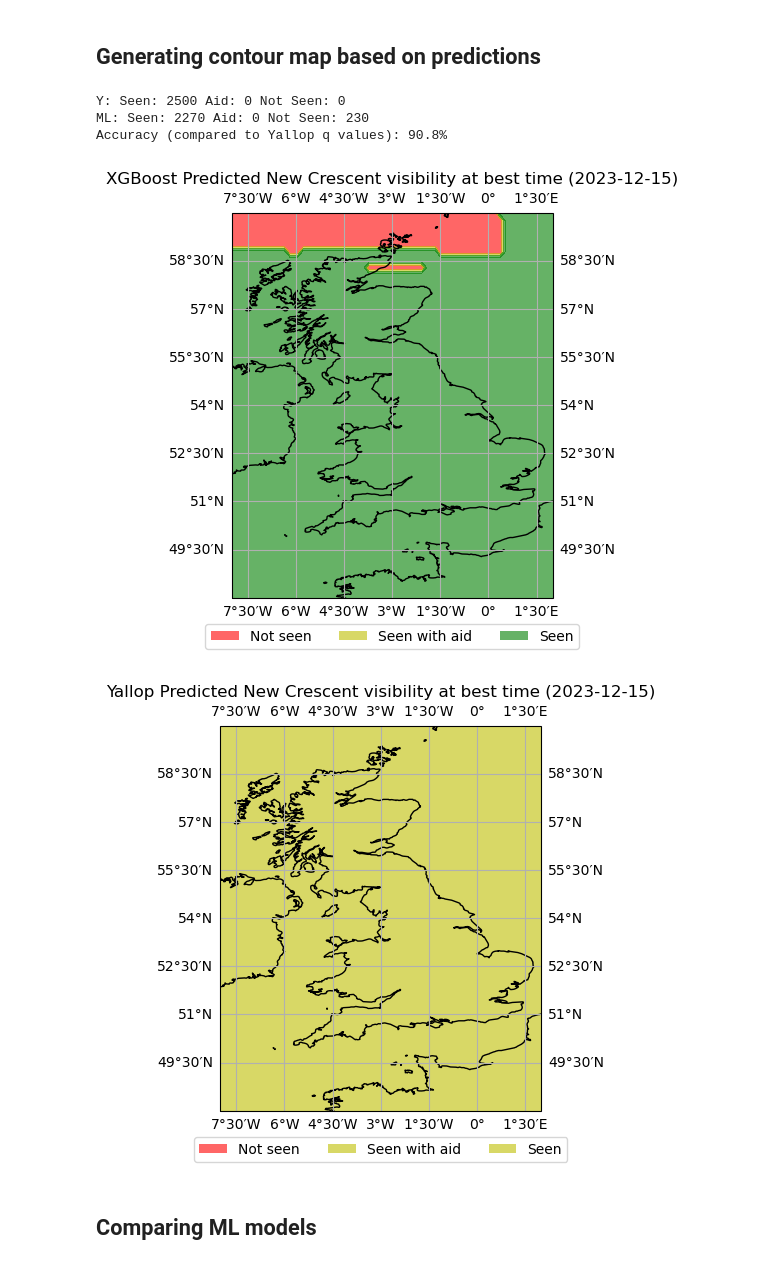
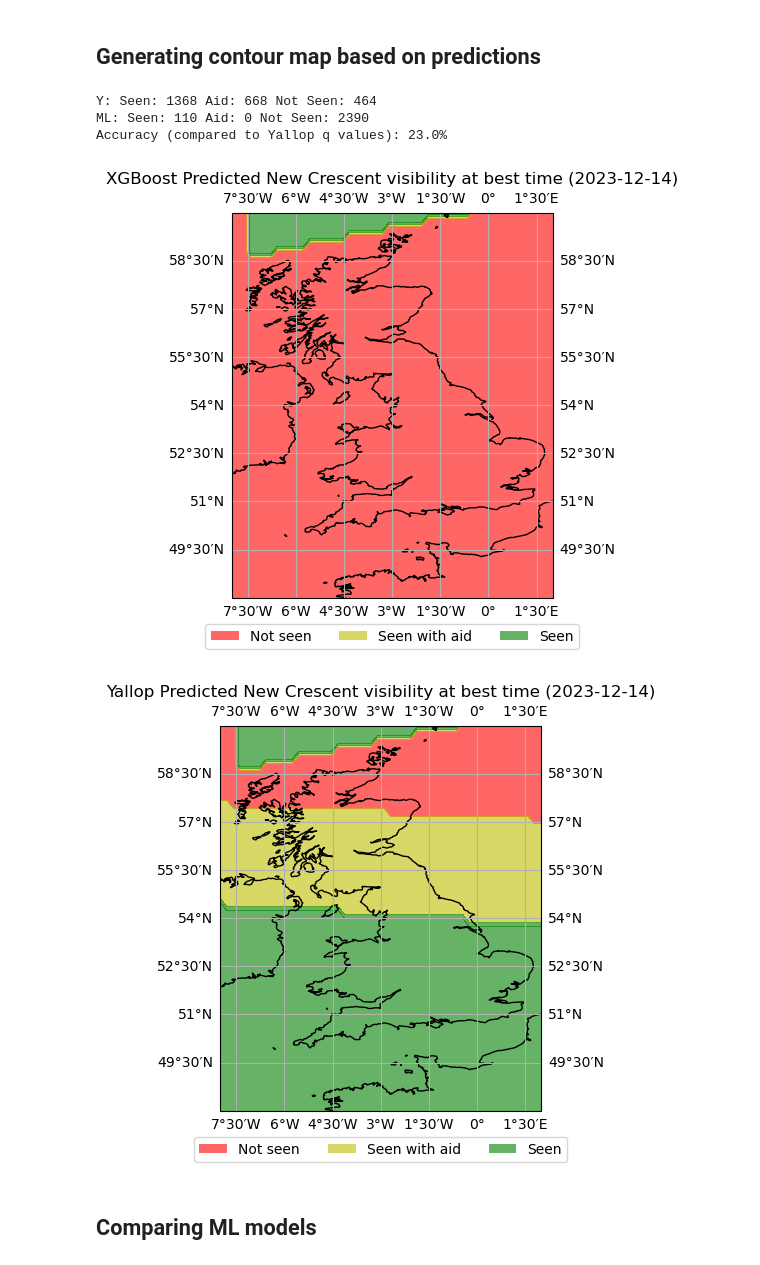
Before and after one commit to EmmaAlexander/mphys-moon, a Jupyter notebook: Code/moon_visibility_ML.ipynb, the cells around one changed output. Saved outputs shown, nothing was run; the diff lists cells and outputs as text; code cells hidden in the pictures.

```diff
--- a/Code/moon_visibility_ML.ipynb
+++ b/Code/moon_visibility_ML.ipynb
@@ -50,9 +50,9 @@ class outputs(Enum):
 # %% [markdown]
 ## Options and setup
 # %%
-CLOUDCUT = False # cut all complete cloud cover data points
+CLOUDCUT = False # Only use clear data points
 GRID_SEARCH = False # gridsearch for best hyperparameters
-REPEAT_ACCURACY = True #Run 20 times and calculate average accuracy
+REPEAT_ACCURACY = False #Run 20 times and calculate average accuracy
 USE_GPU = False #Use a GPU if available
 SHAP_ANALYSIS = False #Run shap analysis of data
 PREDICT_VISIBILITY = True #Predict visibility based on file with generated parameters
@@ -66,13 +66,13 @@ OUTPUT = outputs.MultiLabel #Select output - binary eye visibility, seen/aid/not
 
 #Drop index, dependent parameters (q value etc) and visibility scale. q' value is excluded automatically
 VARS_TO_DROP = ["Index","q","W","Source"]
-#VARS_TO_DROP = ["Index","q","W","Source","Date", "Longitude","Latitude"]
+VARS_TO_DROP = ["Index","q","W","Source","Date", "Longitude","Latitude"]
 #VARS_TO_DROP = ["Index","q","W","Source","Date", "Longitude","Latitude","Sunset","Moonset"]
 #VARS_TO_DROP = ["Index","q","W","Source","Date", "Longitude","Latitude","Sunset","Moonset","Sun Alt", "Sun Az", "Moon Alt", "Moon Az"]
 #VARS_TO_DROP = ["Index","q","W","Source","Date", "Longitude","Latitude","Sunset","Moonset","ARCV", "DAZ"]
 
 if WEATHER_DATA:
-    DATA_FILE = '../Data/distance_cut.csv'
+    DATA_FILE = '../Data/cloud_data_distance_cut.csv'
     VARS_TO_DROP = ["Index","q","W","Distance", "Cloud Level","Source","Visibility"]
 
 TITLE = f"{METHOD.name} {OUTPUT.name} visibility"
@@ -94,7 +94,7 @@ def set_params():
         elif OUTPUT == outputs.MultiLabel:
             params = {'max_depth': 10, 'max_features': 'log2', 'n_estimators': 50}
         elif OUTPUT == outputs.Binary:
-            params = {'max_depth': 12, 'n_estimators': 150}
+            params = params = {'max_depth': 12, 'n_estimators': 150}
     else:
         params = {}
     return params
@@ -476,17 +474,21 @@ def contour_plot(lat_arr, lon_arr, qvals, labels,title,labels_no):
 
 
 def yallop_to_scale(q_values,binary):
+    quantified_q = np.empty((q_values.size),dtype=str)
     if binary:
-        seen, aid, not_seen = 1,1,0
+        quantified_q[q_values > 0.216] = 1 #A Easily visible
+        quantified_q[np.logical_and(0.216 >= q_values, q_values > -0.014)] = 1 #B Visible under perfect conditions
+        quantified_q[np.logical_and(-0.014 >= q_values, q_values > -0.160)] = 1 #C May need optical aid to find crescent
+        quantified_q[np.logical_and(-0.160 >= q_values, q_values > -0.232)] = 0 #D Will need optical aid to find crescent
+        quantified_q[np.logical_and(-0.232 >= q_values, q_values > -0.293)] = 0 #E Not visible with a telescope ARCL ≤ 8·5°
+        quantified_q[-0.293 >= q_values] = 0 #F Not visible, below Danjon limit, ARCL ≤ 8°
     else:
-        seen, aid, not_seen = 2,1,0
-    quantified_q = np.empty((q_values.size),dtype=str)
-    quantified_q[q_values > 0.216] = seen #A Easily visible
-    quantified_q[np.logical_and(0.216 >= q_values, q_values > -0.014)] = seen #B Visible under perfect conditions
-    quantified_q[np.logical_and(-0.014 >= q_values, q_values > -0.160)] = aid #C May need optical aid to find crescent
-    quantified_q[np.logical_and(-0.160 >= q_values, q_values > -0.232)] = aid #D Will need optical aid to find crescent
-    quantified_q[np.logical_and(-0.232 >= q_values, q_values > -0.293)] = not_seen #E Not visible with a telescope ARCL ≤ 8·5°
-    quantified_q[-0.293 >= q_values] = not_seen #F Not visible, below Danjon limit, ARCL ≤ 8°
+        quantified_q[q_values > 0.216] = 2 #A Easily visible
+        quantified_q[np.logical_and(0.216 >= q_values, q_values > -0.014)] = 2 #B Visible under perfect conditions
+        quantified_q[np.logical_and(-0.014 >= q_values, q_values > -0.160)] = 1 #C May need optical aid to find crescent
+        quantified_q[np.logical_and(-0.160 >= q_values, q_values > -0.232)] = 1 #D Will need optical aid to find crescent
+        quantified_q[np.logical_and(-0.232 >= q_values, q_values > -0.293)] = 0 #E Not visible with a telescope ARCL ≤ 8·5°
+        quantified_q[-0.293 >= q_values] = 0 #F Not visible, below Danjon limit, ARCL ≤ 8°
     return quantified_q
 
 def create_contour_plot(obs_date,min_lat, max_lat, min_lon, max_lon, no_of_points):
@@ -497,52 +499,52 @@ def create_contour_plot(obs_date,min_lat, max_lat, min_lon, max_lon, no_of_point
     lat_arr = np.linspace(min_lat, max_lat, no_of_points)
     lon_arr = np.linspace(min_lon, max_lon, no_of_points)
 
-    yallop_binary = generated_params["Seen"].to_numpy()
+    #yallop_binary = generated_params["Seen"].to_numpy()
     yallop_qval = generated_params["q'"].to_numpy(dtype=float)
 
     generated_params = generated_params.drop(VARS_TO_DROP+["Seen","q'"], axis = 1)
     prediction = model.predict(generated_params).astype(int)
 
     if OUTPUT == outputs.Binary:
         if METHOD != methods.XGBoost:
             prediction[prediction=="Seen"] = 1
             prediction[prediction=="Not_seen"] = 0
             prediction = prediction.astype(int)
-        yallop_binary[yallop_binary=="S"] = 1
-        yallop_binary[yallop_binary=="N"] = 0
-        yallop_binary = yallop_binary.astype(int)
-        yallop_prediction = yallop_to_scale(yallop_qval,True)
+        #yallop_binary[yallop_binary=="S"] = 1
+        #yallop_binary[yallop_binary=="N"] = 0
+        #yallop_binary = yallop_binary.astype(int)
+        yallop_prediction= yallop_to_scale(yallop_qval,True).astype(int)
 
         print(f"Y: Seen: {yallop_prediction[yallop_prediction==1].shape[0]} Not Seen: {yallop_prediction[yallop_prediction==0].shape[0]}")
         print(f"ML: Seen: {prediction[prediction==1].shape[0]} Not Seen: {prediction[prediction==0].shape[0]}")
-        print(f"Accuracy (compared to Yallop q values): {accuracy_score(prediction,yallop_binary):.1%}")
+        print(f"Accuracy (compared to Yallop q values): {accuracy_score(prediction,yallop_prediction):.1%}")
         contour_plot(lat_arr, lon_arr, prediction,["Not seen",'Seen'],METHOD.name,2)
-        contour_plot(lat_arr, lon_arr, yallop_binary,["Not seen",'Seen'],"Yallop",2)
+        contour_plot(lat_arr, lon_arr, yallop_prediction,["Not seen",'Seen'],"Yallop",2)
 
     elif OUTPUT == outputs.MultiLabel:
         yallop_prediction = yallop_to_scale(yallop_qval,False).astype(int)
         print(f"Y: Seen: {yallop_prediction[yallop_prediction==2].shape[0]} Aid: {yallop_prediction[yallop_prediction==1].shape[0]} Not Seen: {yallop_prediction[yallop_prediction==0].shape[0]}")
         print(f"ML: Seen: {prediction[prediction==2].shape[0]} Aid: {prediction[prediction==1].shape[0]} Not Seen: {prediction[prediction==0].shape[0]}")
         print(f"Accuracy (compared to Yallop q values): {accuracy_score(prediction,yallop_prediction):.1%}")
         contour_plot(lat_arr, lon_arr, prediction,["Not seen","Seen with aid",'Seen'],METHOD.name,3)
         contour_plot(lat_arr, lon_arr, yallop_prediction,["Not seen","Seen with aid", 'Seen'],"Yallop",3)
 
 if PREDICT_VISIBILITY:
     obs_date = Time("2023-03-22")
 
     #create_contour_plot(obs_date,min_lat=-60, max_lat=60, min_lon=-180, max_lon=180, no_of_points=100)
     #obs_date = Time("2023-12-14")
     #create_contour_plot(obs_date,min_lat=48, max_lat=60, min_lon=-8, max_lon=2, no_of_points=50)
 
-    obs_date = Time("2023-12-15")
+    obs_date = Time("2023-12-14")
     #create_contour_plot(obs_date,min_lat=-60, max_lat=60, min_lon=-180, max_lon=180, no_of_points=40)
     create_contour_plot(obs_date,min_lat=48, max_lat=60, min_lon=-8, max_lon=2, no_of_points=50)
 # %% [output]
-Y: Seen: 2500 Aid: 0 Not Seen: 0
-ML: Seen: 2270 Aid: 0 Not Seen: 230
-Accuracy (compared to Yallop q values): 90.8%
+Y: Seen: 1368 Aid: 668 Not Seen: 464
+ML: Seen: 110 Aid: 0 Not Seen: 2390
+Accuracy (compared to Yallop q values): 23.0%
-[figure, old version]
+[figure, new version]
-[figure, old version]
+[figure, new version]
 # %% [markdown]
 ## Comparing ML models
 # %%
```
Also changed, not shown: parts of 7 cells of this notebook, 5 other files.
